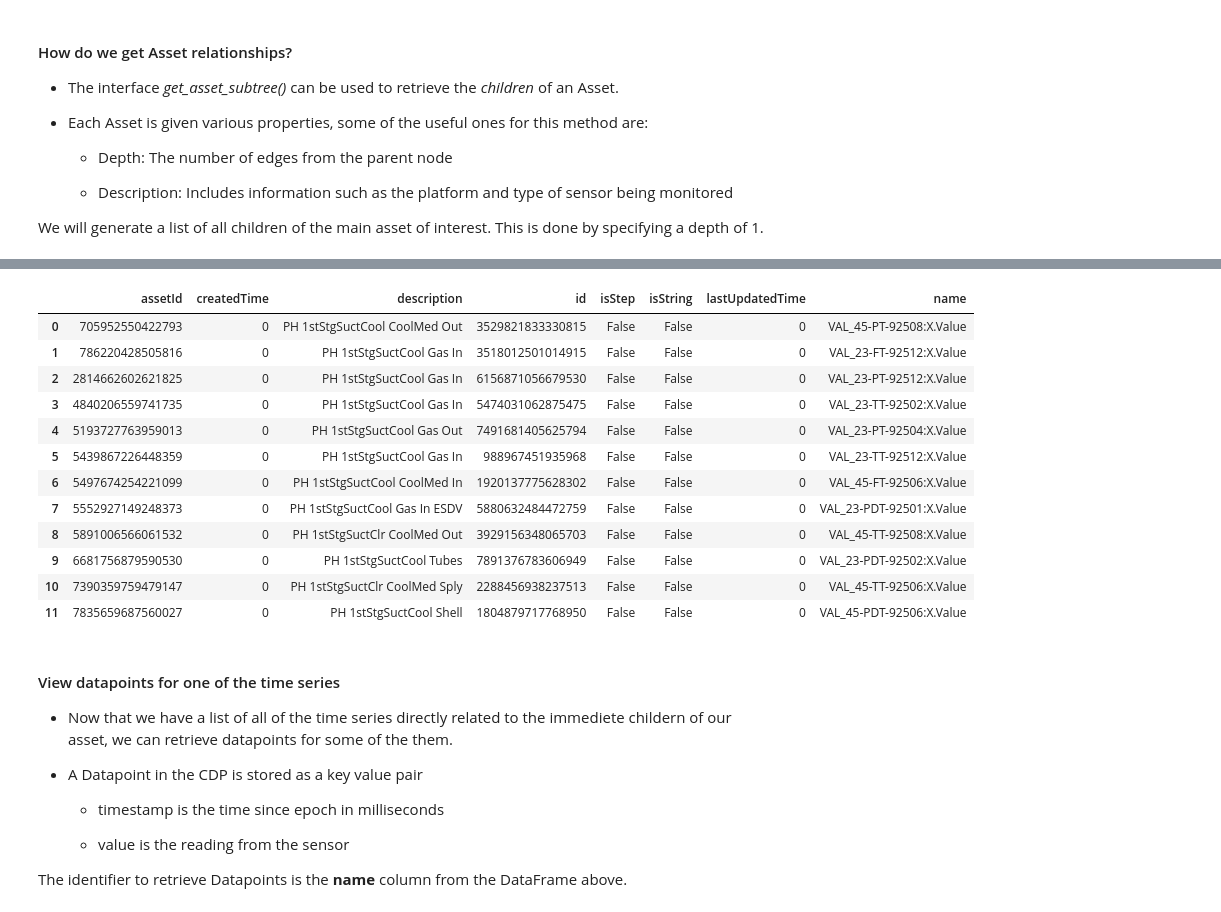
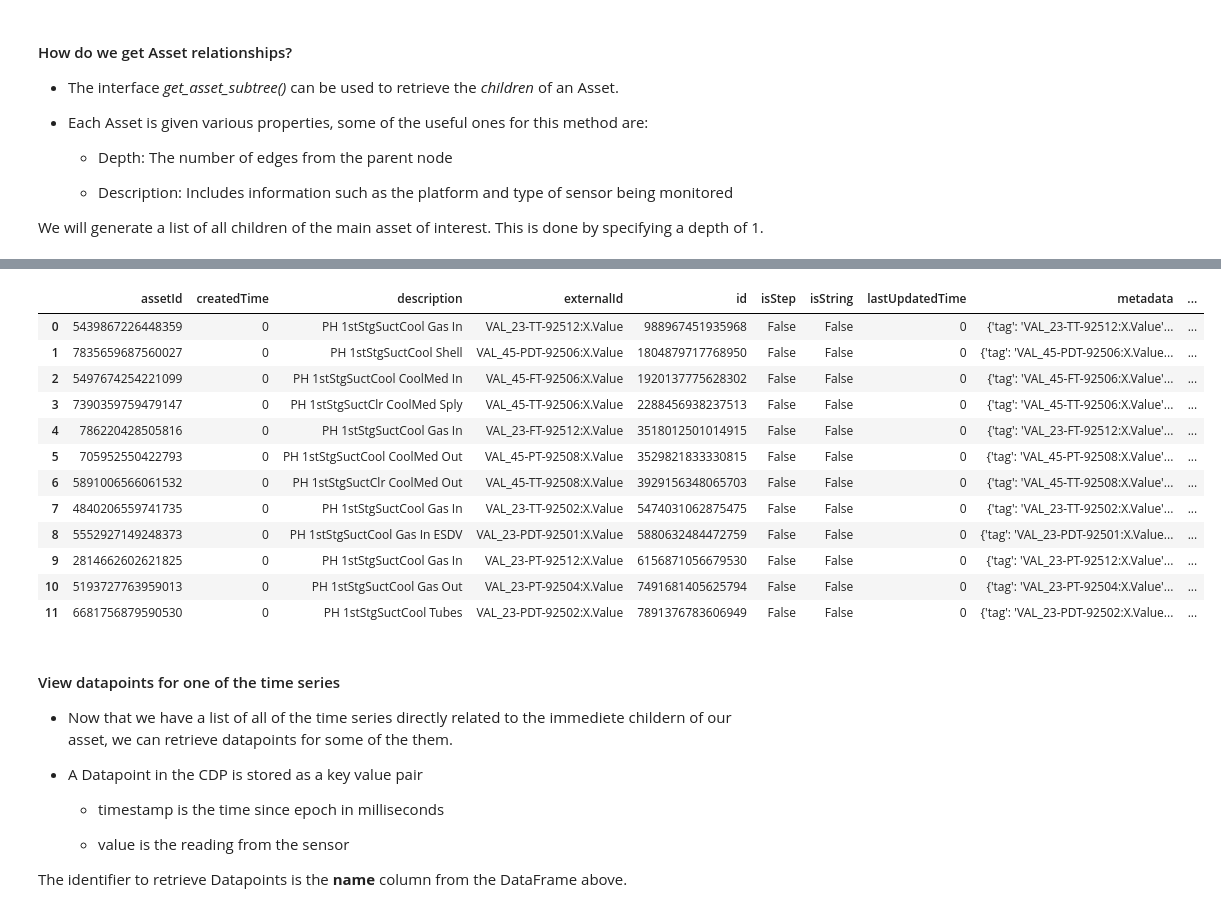
Before and after one commit to cognitedata/interacting-with-open-industrial-data, a Jupyter notebook: WiDS_2019_Cognite_Interact_with_Assets.ipynb, the cells around one changed output, grey strips where cells are left out. Cells and saved outputs as stored; diff of their text form; code cells hidden in the pictures.

```diff
--- a/WiDS_2019_Cognite_Interact_with_Assets.ipynb
+++ b/WiDS_2019_Cognite_Interact_with_Assets.ipynb
@@ -174,25 +197,19 @@ subtree_df.head()
-# %%
-all_ts_df = pd.DataFrame()
-
-for index, asset in subtree_df.iterrows():
-    ts_df = client.time_series.get_time_series(asset_id=int(asset['id'])).to_pandas()
-    if not ts_df.empty:
-        all_ts_df = all_ts_df.append(ts_df, ignore_index=True)
-all_ts_df
-# %% [output]
-|  | assetId | createdTime | description | id | isStep | isString | lastUpdatedTime | name |
-| 0 | 705952550422793 | 0 | PH 1stStgSuctCool CoolMed Out | 3529821833330815 | False | False | 0 | VAL_45-PT-92508:X.Value |
-| 1 | 786220428505816 | 0 | PH 1stStgSuctCool Gas In | 3518012501014915 | False | False | 0 | VAL_23-FT-92512:X.Value |
-| 2 | 2814662602621825 | 0 | PH 1stStgSuctCool Gas In | 6156871056679530 | False | False | 0 | VAL_23-PT-92512:X.Value |
-| 3 | 4840206559741735 | 0 | PH 1stStgSuctCool Gas In | 5474031062875475 | False | False | 0 | VAL_23-TT-92502:X.Value |
-| 4 | 5193727763959013 | 0 | PH 1stStgSuctCool Gas Out | 7491681405625794 | False | False | 0 | VAL_23-PT-92504:X.Value |
-| 5 | 5439867226448359 | 0 | PH 1stStgSuctCool Gas In | 988967451935968 | False | False | 0 | VAL_23-TT-92512:X.Value |
-| 6 | 5497674254221099 | 0 | PH 1stStgSuctCool CoolMed In | 1920137775628302 | False | False | 0 | VAL_45-FT-92506:X.Value |
-| 7 | 5552927149248373 | 0 | PH 1stStgSuctCool Gas In ESDV | 5880632484472759 | False | False | 0 | VAL_23-PDT-92501:X.Value |
-| 8 | 5891006566061532 | 0 | PH 1stStgSuctClr CoolMed Out | 3929156348065703 | False | False | 0 | VAL_45-TT-92508:X.Value |
-| 9 | 6681756879590530 | 0 | PH 1stStgSuctCool Tubes | 7891376783606949 | False | False | 0 | VAL_23-PDT-92502:X.Value |
-| 10 | 7390359759479147 | 0 | PH 1stStgSuctClr CoolMed Sply | 2288456938237513 | False | False | 0 | VAL_45-TT-92506:X.Value |
-| 11 | 7835659687560027 | 0 | PH 1stStgSuctCool Shell | 1804879717768950 | False | False | 0 | VAL_45-PDT-92506:X.Value |
+# %%
+client.time_series.list(asset_ids=subtree_df.id.tolist()).to_pandas()
+# %% [output]
+|  | assetId | createdTime | description | externalId | id | isStep | isString | lastUpdatedTime | metadata | ... |
+| 0 | 5439867226448359 | 0 | PH 1stStgSuctCool Gas In | VAL_23-TT-92512:X.Value | 988967451935968 | False | False | 0 | {'tag': 'VAL_23-TT-92512:X.Value'... | ... |
+| 1 | 7835659687560027 | 0 | PH 1stStgSuctCool Shell | VAL_45-PDT-92506:X.Value | 1804879717768950 | False | False | 0 | {'tag': 'VAL_45-PDT-92506:X.Value... | ... |
+| 2 | 5497674254221099 | 0 | PH 1stStgSuctCool CoolMed In | VAL_45-FT-92506:X.Value | 1920137775628302 | False | False | 0 | {'tag': 'VAL_45-FT-92506:X.Value'... | ... |
+| 3 | 7390359759479147 | 0 | PH 1stStgSuctClr CoolMed Sply | VAL_45-TT-92506:X.Value | 2288456938237513 | False | False | 0 | {'tag': 'VAL_45-TT-92506:X.Value'... | ... |
+| 4 | 786220428505816 | 0 | PH 1stStgSuctCool Gas In | VAL_23-FT-92512:X.Value | 3518012501014915 | False | False | 0 | {'tag': 'VAL_23-FT-92512:X.Value'... | ... |
+| 5 | 705952550422793 | 0 | PH 1stStgSuctCool CoolMed Out | VAL_45-PT-92508:X.Value | 3529821833330815 | False | False | 0 | {'tag': 'VAL_45-PT-92508:X.Value'... | ... |
+| 6 | 5891006566061532 | 0 | PH 1stStgSuctClr CoolMed Out | VAL_45-TT-92508:X.Value | 3929156348065703 | False | False | 0 | {'tag': 'VAL_45-TT-92508:X.Value'... | ... |
+| 7 | 4840206559741735 | 0 | PH 1stStgSuctCool Gas In | VAL_23-TT-92502:X.Value | 5474031062875475 | False | False | 0 | {'tag': 'VAL_23-TT-92502:X.Value'... | ... |
+| 8 | 5552927149248373 | 0 | PH 1stStgSuctCool Gas In ESDV | VAL_23-PDT-92501:X.Value | 5880632484472759 | False | False | 0 | {'tag': 'VAL_23-PDT-92501:X.Value... | ... |
+| 9 | 2814662602621825 | 0 | PH 1stStgSuctCool Gas In | VAL_23-PT-92512:X.Value | 6156871056679530 | False | False | 0 | {'tag': 'VAL_23-PT-92512:X.Value'... | ... |
+| 10 | 5193727763959013 | 0 | PH 1stStgSuctCool Gas Out | VAL_23-PT-92504:X.Value | 7491681405625794 | False | False | 0 | {'tag': 'VAL_23-PT-92504:X.Value'... | ... |
+| 11 | 6681756879590530 | 0 | PH 1stStgSuctCool Tubes | VAL_23-PDT-92502:X.Value | 7891376783606949 | False | False | 0 | {'tag': 'VAL_23-PDT-92502:X.Value... | ... |
 # %% [markdown]
 #### View datapoints for one of the time series
 
```
Also changed, not shown: parts of 14 cells of this notebook, 1 other file.
